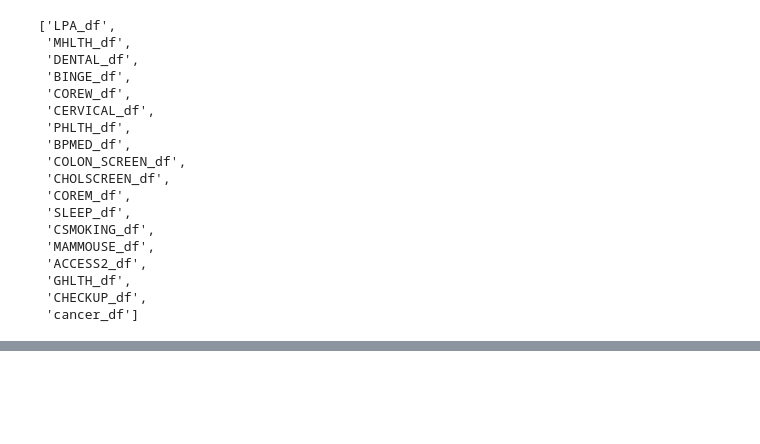
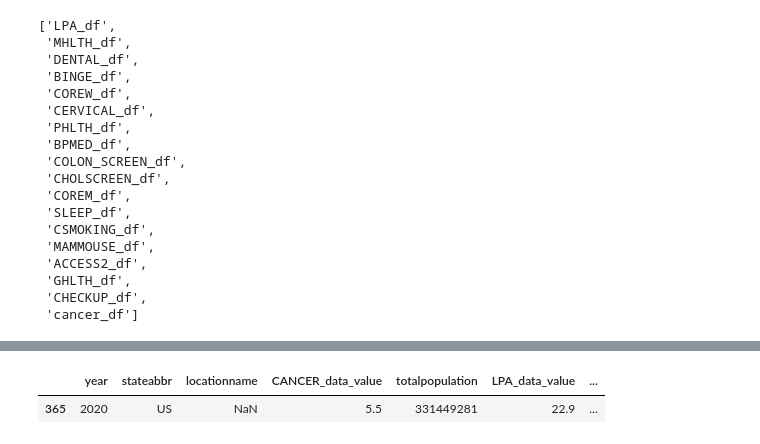
Before and after one commit to AvatarJoshi/Cancer_Burden_RiskFactor_Analysis, a Jupyter notebook: cancer_risk_analysis.ipynb, the cells around one changed output, grey strips where cells are left out. Saved outputs shown, nothing was run; the diff lists cells and outputs as text; code cells hidden in the pictures; blank space fills up the shorter version.

```diff
--- a/cancer_risk_analysis.ipynb
+++ b/cancer_risk_analysis.ipynb
@@ -258,0 +331,9 @@ dataframes_list
+# %%
+# Drop BPMED_data_value and CHOLSCREEN_data_value columns
+ml_df = ml_df.drop(columns=['BPMED_data_value', 'CHOLSCREEN_data_value'], axis=1)
+# %%
+# View the null value in the locationname column
+ml_df.loc[ml_df['locationname'].isnull()]
+# %% [output]
+|  | year | stateabbr | locationname | CANCER_data_value | totalpopulation | LPA_data_value | ... |
+| 365 | 2020 | US | NaN | 5.5 | 331449281 | 22.9 | ... |
```
Also changed, not shown: parts of 7 cells of this notebook.
